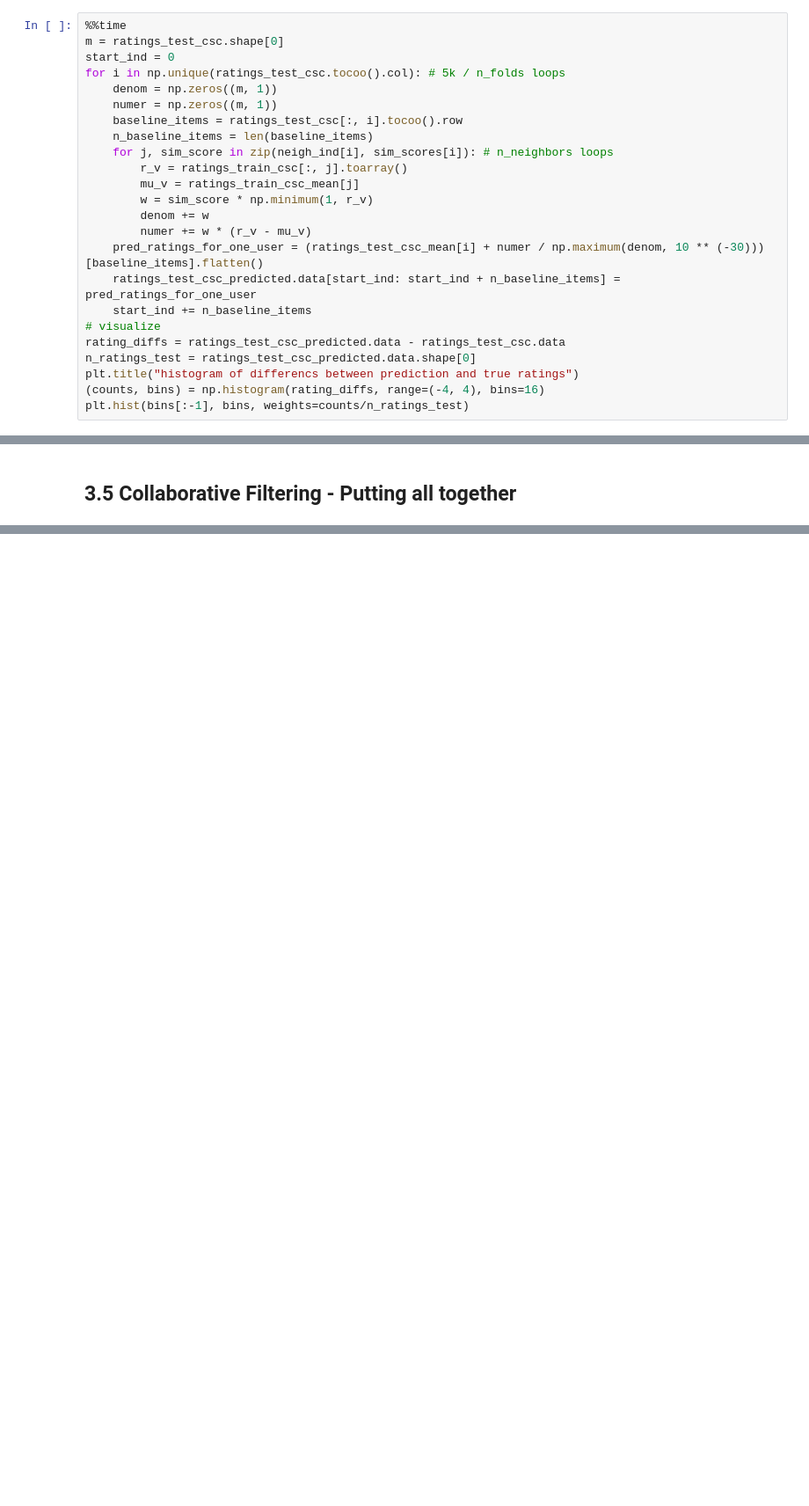
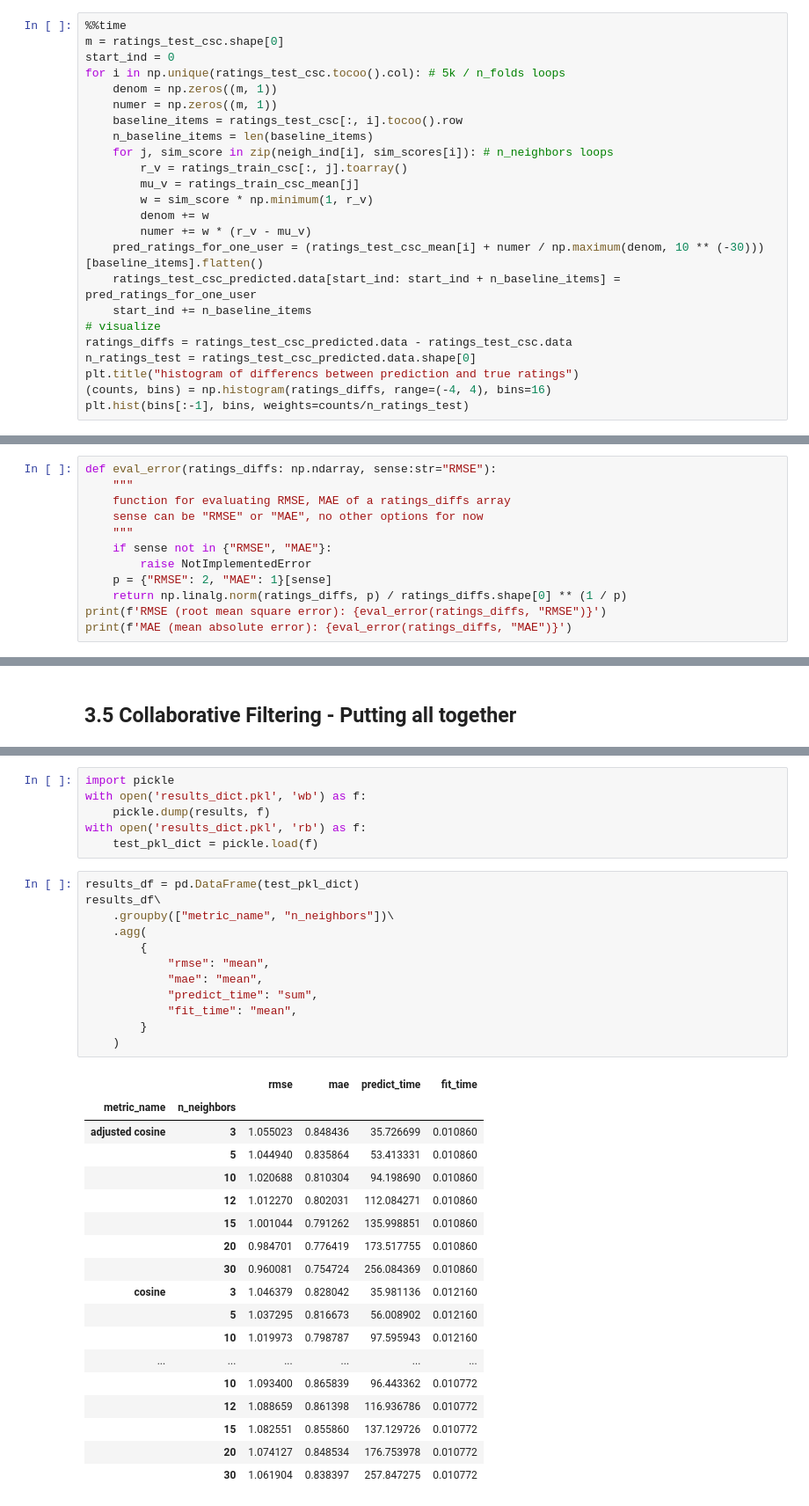
Before and after one commit to Book-Bender/The-Last-Book-Bender, a Jupyter notebook: Notebooks/CF-from-scratch.ipynb, the cells around one changed output, grey strips where cells are left out. Shown at 88% size. Saved outputs shown, nothing was run; the diff lists cells and outputs as text; blank space fills up the shorter version.

Commit message:
modified CF-from-scratch.ipynb
added results from experiement.

adjusted cosine seems to do better

```diff
--- a/Notebooks/CF-from-scratch.ipynb
+++ b/Notebooks/CF-from-scratch.ipynb
@@ -298,9 +299,9 @@ for i in np.unique(ratings_test_csc.tocoo().col): # 5k / n_folds loops
     ratings_test_csc_predicted.data[start_ind: start_ind + n_baseline_items] = pred_ratings_for_one_user
     start_ind += n_baseline_items
 # visualize
-rating_diffs = ratings_test_csc_predicted.data - ratings_test_csc.data
+ratings_diffs = ratings_test_csc_predicted.data - ratings_test_csc.data
 n_ratings_test = ratings_test_csc_predicted.data.shape[0]
 plt.title("histogram of differencs between prediction and true ratings")
-(counts, bins) = np.histogram(rating_diffs, range=(-4, 4), bins=16)
+(counts, bins) = np.histogram(ratings_diffs, range=(-4, 4), bins=16)
 plt.hist(bins[:-1], bins, weights=counts/n_ratings_test)
 # %% [output]
@@ -336,0 +375,12 @@ TODO: Add evaluation metrics
+# %%
+def eval_error(ratings_diffs: np.ndarray, sense:str="RMSE"):
+    """
+    function for evaluating RMSE, MAE of a ratings_diffs array
+    sense can be "RMSE" or "MAE", no other options for now
+    """
+    if sense not in {"RMSE", "MAE"}:
+        raise NotImplementedError
+    p = {"RMSE": 2, "MAE": 1}[sense]
+    return np.linalg.norm(ratings_diffs, p) / ratings_diffs.shape[0] ** (1 / p)
+print(f'RMSE (root mean square error): {eval_error(ratings_diffs, "RMSE")}')
+print(f'MAE (mean absolute error): {eval_error(ratings_diffs, "MAE")}')
@@ -340,0 +522,37 @@ TODO: Combine section 3.1-3.4 to a single pipeline.
+# %%
+import pickle
+with open('results_dict.pkl', 'wb') as f:
+    pickle.dump(results, f)
+with open('results_dict.pkl', 'rb') as f:
+    test_pkl_dict = pickle.load(f)
+# %%
+results_df = pd.DataFrame(test_pkl_dict)
+results_df\
+    .groupby(["metric_name", "n_neighbors"])\
+    .agg(
+        {
+            "rmse": "mean",
+            "mae": "mean",
+            "predict_time": "sum",
+            "fit_time": "mean",
+        }
+    )
+# %% [output]
+|  |  | rmse | mae | predict_time | fit_time |
+| metric_name | n_neighbors |  |  |  |  |
+| adjusted cosine | 3 | 1.055023 | 0.848436 | 35.726699 | 0.010860 |
+|  | 5 | 1.044940 | 0.835864 | 53.413331 | 0.010860 |
+|  | 10 | 1.020688 | 0.810304 | 94.198690 | 0.010860 |
+|  | 12 | 1.012270 | 0.802031 | 112.084271 | 0.010860 |
+|  | 15 | 1.001044 | 0.791262 | 135.998851 | 0.010860 |
+|  | 20 | 0.984701 | 0.776419 | 173.517755 | 0.010860 |
+|  | 30 | 0.960081 | 0.754724 | 256.084369 | 0.010860 |
+| cosine | 3 | 1.046379 | 0.828042 | 35.981136 | 0.012160 |
+|  | 5 | 1.037295 | 0.816673 | 56.008902 | 0.012160 |
+|  | 10 | 1.019973 | 0.798787 | 97.595943 | 0.012160 |
+| ... | ... | ... | ... | ... | ... |
+|  | 10 | 1.093400 | 0.865839 | 96.443362 | 0.010772 |
+|  | 12 | 1.088659 | 0.861398 | 116.936786 | 0.010772 |
+|  | 15 | 1.082551 | 0.855860 | 137.129726 | 0.010772 |
+|  | 20 | 1.074127 | 0.848534 | 176.753978 | 0.010772 |
+|  | 30 | 1.061904 | 0.838397 | 257.847275 | 0.010772 |
```
Also changed, not shown: parts of 19 cells of this notebook.
